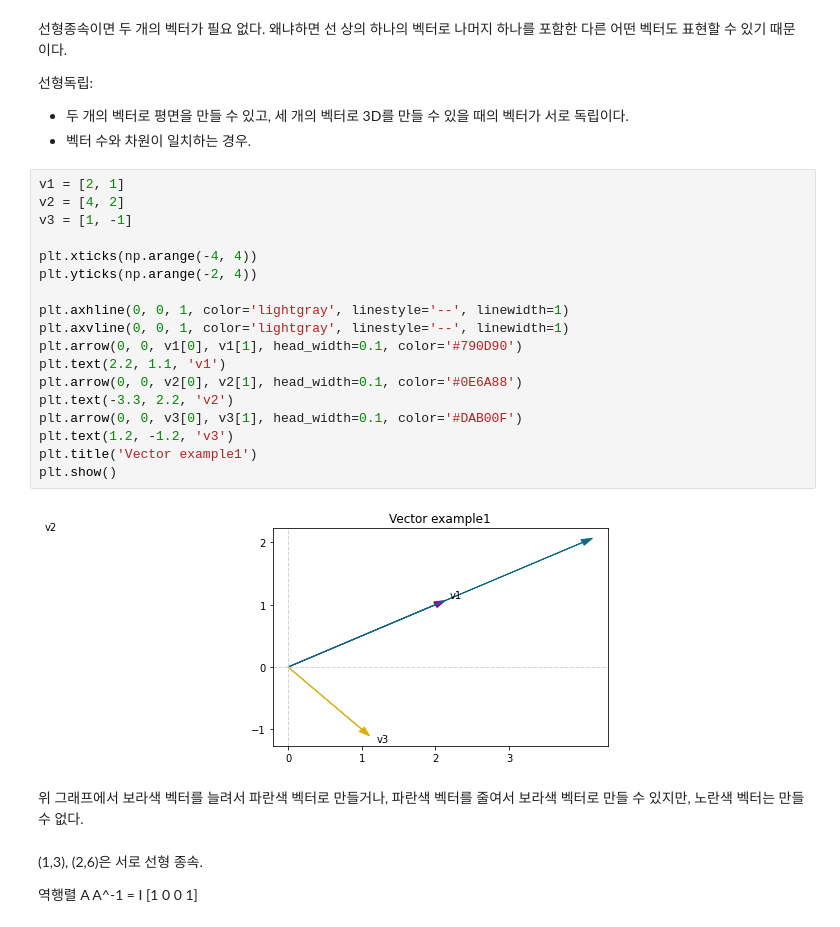
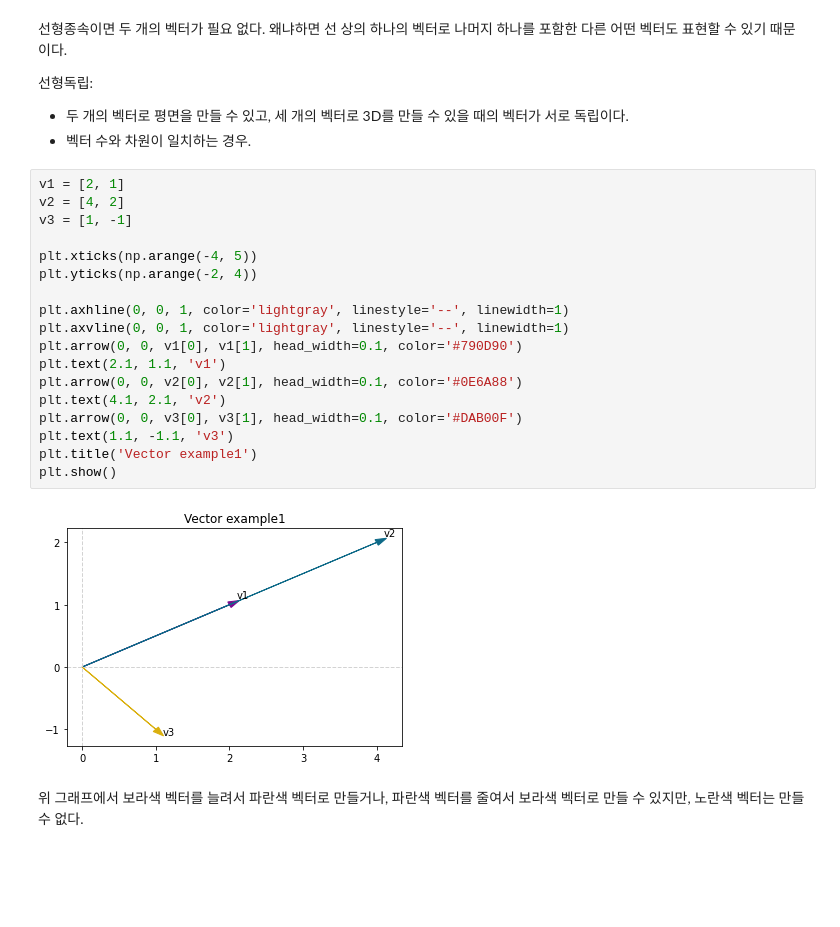
Before and after one commit to Ryu4824/code-states, a Jupyter notebook: Sprint3_Mini_Project_(10조).ipynb, the cells around one changed output. Drawn from its saved outputs; the diff is of its cells as text; blank space fills up the shorter version.

```diff
--- a/Sprint3_Mini_Project_(10조).ipynb
+++ b/Sprint3_Mini_Project_(10조).ipynb
@@ -261,28 +263,22 @@ np.dot / np.matmul: 브로드캐스팅이 가능. array 형태이면 알아서
 # %%
 v1 = [2, 1]
 v2 = [4, 2]
 v3 = [1, -1]
 
-plt.xticks(np.arange(-4, 4))
+plt.xticks(np.arange(-4, 5))
 plt.yticks(np.arange(-2, 4))
 
 plt.axhline(0, 0, 1, color='lightgray', linestyle='--', linewidth=1)
 plt.axvline(0, 0, 1, color='lightgray', linestyle='--', linewidth=1)
 plt.arrow(0, 0, v1[0], v1[1], head_width=0.1, color='#790D90')
-plt.text(2.2, 1.1, 'v1')
+plt.text(2.1, 1.1, 'v1')
 plt.arrow(0, 0, v2[0], v2[1], head_width=0.1, color='#0E6A88')
-plt.text(-3.3, 2.2, 'v2')
+plt.text(4.1, 2.1, 'v2')
 plt.arrow(0, 0, v3[0], v3[1], head_width=0.1, color='#DAB00F')
-plt.text(1.2, -1.2, 'v3')
+plt.text(1.1, -1.1, 'v3')
 plt.title('Vector example1')
 plt.show()
 # %% [output]
-[figure, old version]
+[figure, new version]
 # %% [markdown]
 위 그래프에서 보라색 벡터를 늘려서 파란색 벡터로 만들거나, 파란색 벡터를 줄여서 보라색 벡터로 만들 수 있지만, 노란색 벡터는 만들 수 없다.
-# %% [markdown]
-(1,3), (2,6)은 서로 선형 종속.
-
-역행렬 A A^-1 = I
-[1 0
- 0 1]
```
Also changed, not shown: parts of 1 cell of this notebook.
